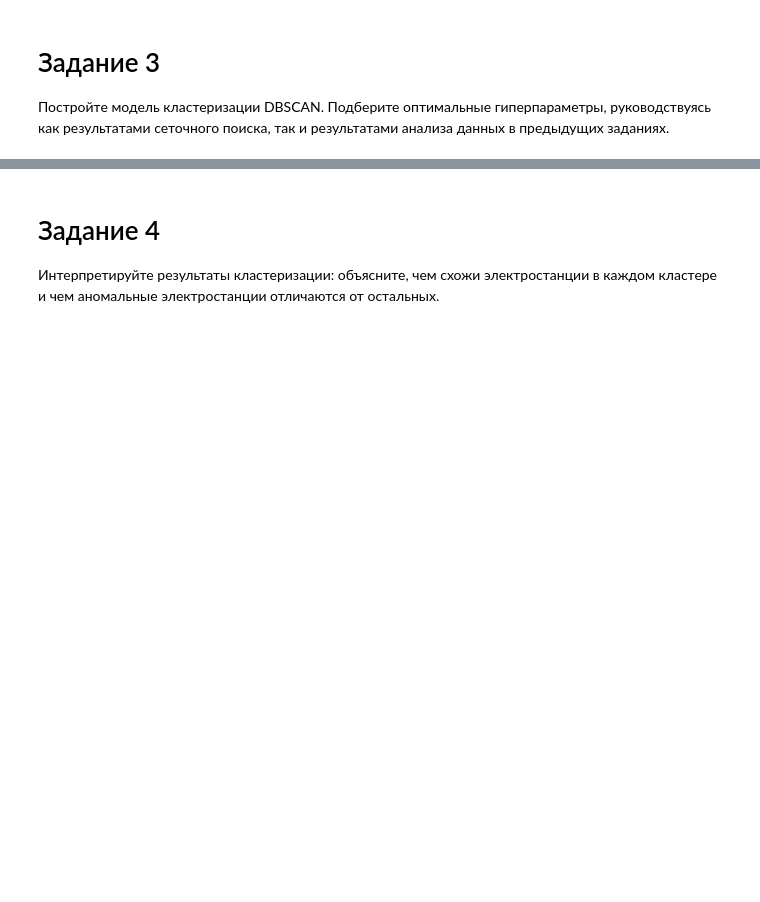
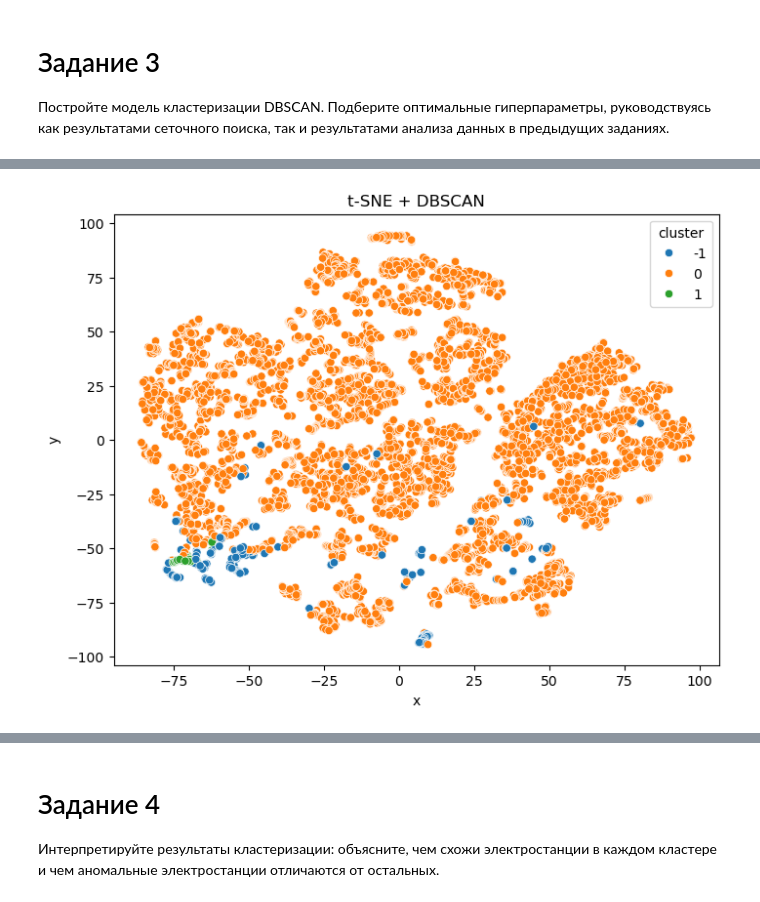
Before and after one commit to RashidUmarov/DBSCAN_Module_15, a Jupyter notebook: Практическая работа М15 DBSCAN.ipynb, the cells around one changed output, grey strips where cells are left out. Cells and saved outputs as stored; diff of their text form; code cells hidden in the pictures; blank space fills up the shorter version.

```diff
--- a/Практическая работа М15 DBSCAN.ipynb
+++ b/Практическая работа М15 DBSCAN.ipynb
@@ -52,0 +239,8 @@
+# %%
+# сортировка по метрике силуэта
+results_sorted = sorted(results, key=lambda x: x[1], reverse=True)
+
+best_params, best_score = results_sorted[0]
+
+print("Лучшие параметры:", best_params)
+print("Силуэт:", best_score)
@@ -52,0 +252,3 @@
+# %%
+dbscan_best = DBSCAN(eps=best_params["eps"], min_samples=best_params["min_samples"])
+dbscan_best.fit(df_scaled)
@@ -52,0 +257,7 @@
+# %%
+from sklearn.manifold import TSNE
+
+tsne = TSNE(n_components=2, perplexity=20)
+df_emb = tsne.fit_transform(df_scaled)
+data = pd.DataFrame(df_emb)
+data
@@ -52,0 +278,22 @@
+# %%
+# визиализируем t-SNE
+
+# метки кластеров из DBSCAN
+labels = dbscan_best.labels_
+
+data = pd.DataFrame(df_emb, columns=["x", "y"])
+data["cluster"] = labels
+
+# визуализация
+plt.figure(figsize=(8,6))
+sns.scatterplot(
+    x="x", y="y",
+    hue="cluster",
+    data=data,
+    palette="tab10",   # цветовая палитра
+    legend="full"
+)
+plt.title("t-SNE + DBSCAN")
+plt.show()
+# %% [output]
+[figure, added]
```
Also changed, not shown: parts of 41 cells of this notebook, 1 other file.
